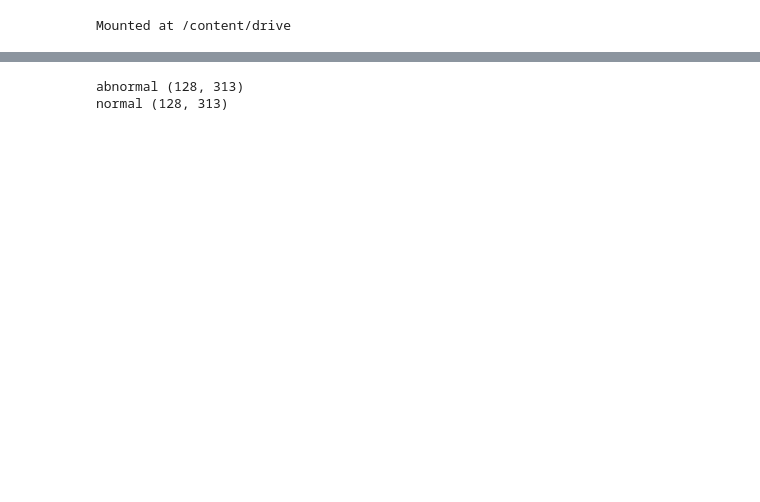
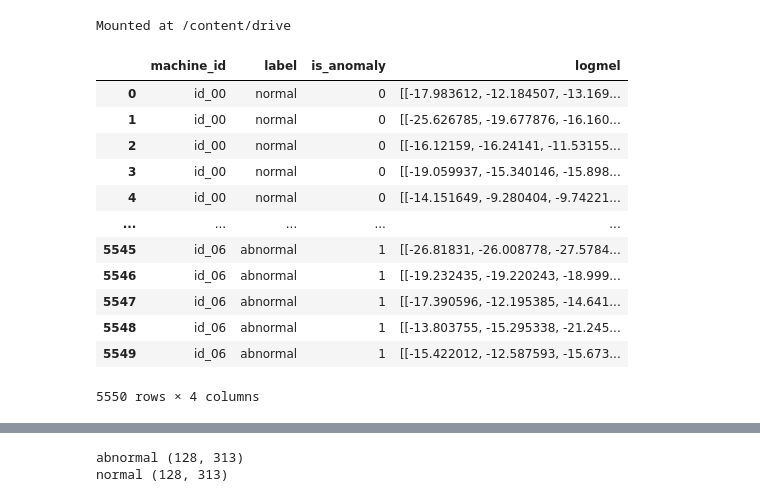
Before and after one commit to wikiwa1/ASD-with-SSL, a Jupyter notebook: Baseline_model_with_logmel_spectrogram_avg_and_aucroc_metric.ipynb, the cells around one changed output, grey strips where cells are left out. Saved outputs shown, nothing was run; the diff lists cells and outputs as text; code cells hidden in the pictures; blank space fills up the shorter version.

```diff
--- a/Baseline_model_with_logmel_spectrogram_avg_and_aucroc_metric.ipynb
+++ b/Baseline_model_with_logmel_spectrogram_avg_and_aucroc_metric.ipynb
@@ -37,3 +37,19 @@ SR = 16_000               # native sample rate
 CHANNEL = 0               # which mic channel to use (0–7); channel 0 is conventional
 # %%
 logmel_df = pd.read_pickle('/content/drive/MyDrive/fan/logmel_df.pkl')
+# %%
+logmel_df
+# %% [output]
+|  | machine_id | label | is_anomaly | logmel |
+| 0 | id_00 | normal | 0 | [[-17.983612, -12.184507, -13.169... |
+| 1 | id_00 | normal | 0 | [[-25.626785, -19.677876, -16.160... |
+| 2 | id_00 | normal | 0 | [[-16.12159, -16.24141, -11.53155... |
+| 3 | id_00 | normal | 0 | [[-19.059937, -15.340146, -15.898... |
+| 4 | id_00 | normal | 0 | [[-14.151649, -9.280404, -9.74221... |
+| ... | ... | ... | ... | ... |
+| 5545 | id_06 | abnormal | 1 | [[-26.81831, -26.008778, -27.5784... |
+| 5546 | id_06 | abnormal | 1 | [[-19.232435, -19.220243, -18.999... |
+| 5547 | id_06 | abnormal | 1 | [[-17.390596, -12.195385, -14.641... |
+| 5548 | id_06 | abnormal | 1 | [[-13.803755, -15.295338, -21.245... |
+| 5549 | id_06 | abnormal | 1 | [[-15.422012, -12.587593, -15.673... |
+5550 rows × 4 columns
```
Also changed, not shown: parts of 10 cells of this notebook.
